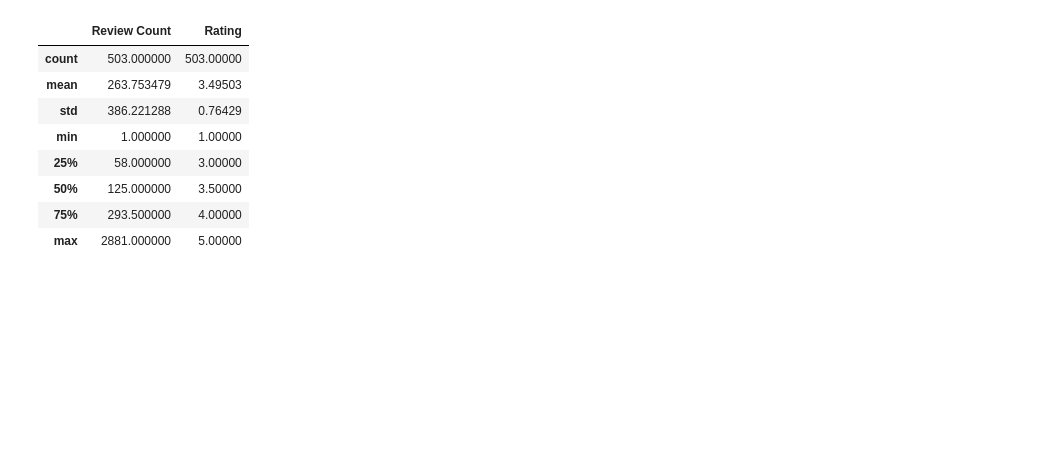
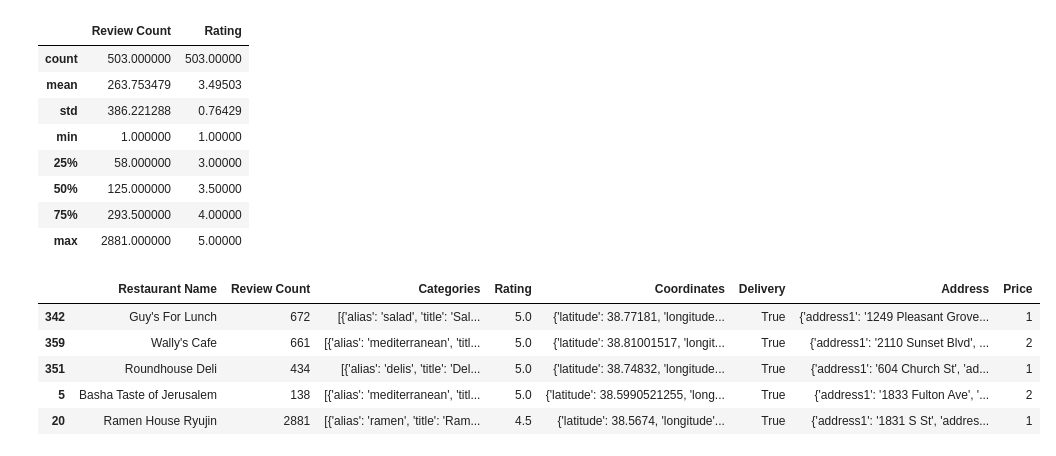
Before and after one commit to ashamabee/Project1, a Jupyter notebook: Delivery_Map.ipynb, the cells around one changed output. Drawn from its saved outputs; the diff is of its cells as text; code cells hidden in the pictures; blank space fills up the shorter version.

```diff
--- a/Delivery_Map.ipynb
+++ b/Delivery_Map.ipynb
@@ -303,3 +327,12 @@ price_clean.describe()
 | 50% | 125.000000 | 3.50000 |
 | 75% | 293.500000 | 4.00000 |
 | max | 2881.000000 | 5.00000 |
+# %%
+price_clean_delivery_yes.sort_values(by=["Rating", "Review Count"],ascending=False).head()
+# %% [output]
+|  | Restaurant Name | Review Count | Categories | Rating | Coordinates | Delivery | Address | Price |
+| 342 | Guy's For Lunch | 672 | [{'alias': 'salad', 'title': 'Sal... | 5.0 | {'latitude': 38.77181, 'longitude... | True | {'address1': '1249 Pleasant Grove... | 1 |
+| 359 | Wally's Cafe | 661 | [{'alias': 'mediterranean', 'titl... | 5.0 | {'latitude': 38.81001517, 'longit... | True | {'address1': '2110 Sunset Blvd', ... | 2 |
+| 351 | Roundhouse Deli | 434 | [{'alias': 'delis', 'title': 'Del... | 5.0 | {'latitude': 38.74832, 'longitude... | True | {'address1': '604 Church St', 'ad... | 1 |
+| 5 | Basha Taste of Jerusalem | 138 | [{'alias': 'mediterranean', 'titl... | 5.0 | {'latitude': 38.5990521255, 'long... | True | {'address1': '1833 Fulton Ave', '... | 2 |
+| 20 | Ramen House Ryujin | 2881 | [{'alias': 'ramen', 'title': 'Ram... | 4.5 | {'latitude': 38.5674, 'longitude'... | True | {'address1': '1831 S St', 'addres... | 1 |
```
Also changed, not shown: parts of 5 cells of this notebook.
